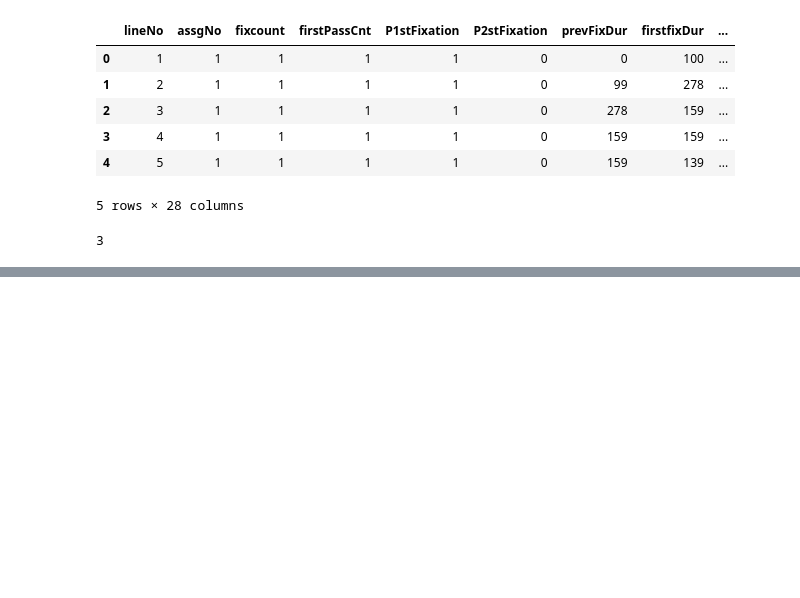
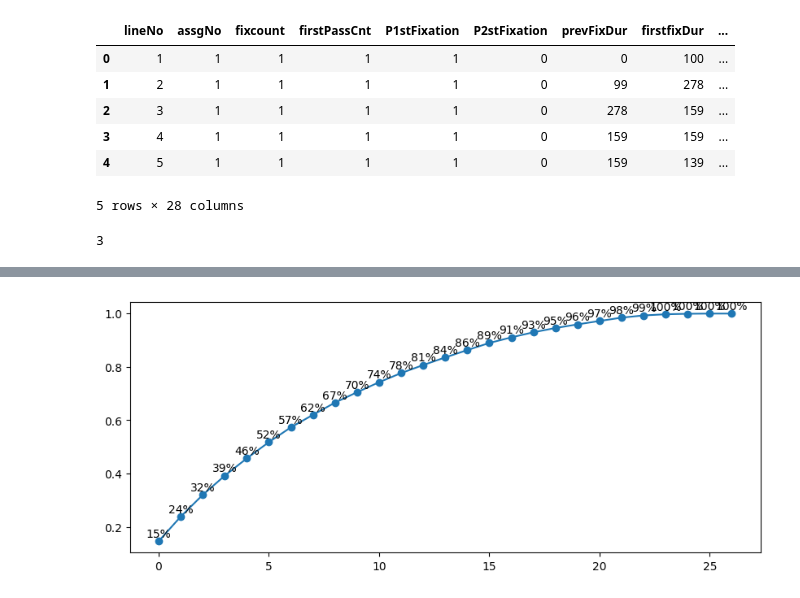
Before and after one commit to Fares596/python_DS_project, a Jupyter notebook: eye_project.ipynb, the cells around one changed output, grey strips where cells are left out. Saved outputs shown, nothing was run; the diff lists cells and outputs as text; code cells hidden in the pictures; blank space fills up the shorter version.

```diff
--- a/eye_project.ipynb
+++ b/eye_project.ipynb
@@ -20,0 +65,9 @@ len(df["label"].unique()) ##il y a 3 classes differentes
+# %%
+import numpy as np
+In [25]: plt.figure(figsize=(10, 4))
+
+plt.plot(np.cumsum(pca.explained_variance_ratio_), '-o')
+for i, var in enumerate(np.cumsum(pca.explained_variance_ratio_)):
+    plt.text(i, var + 0.015, f'{var:.0%}', ha='center')
+# %% [output]
+[figure, added]
```
Also changed, not shown: parts of 13 cells of this notebook.
